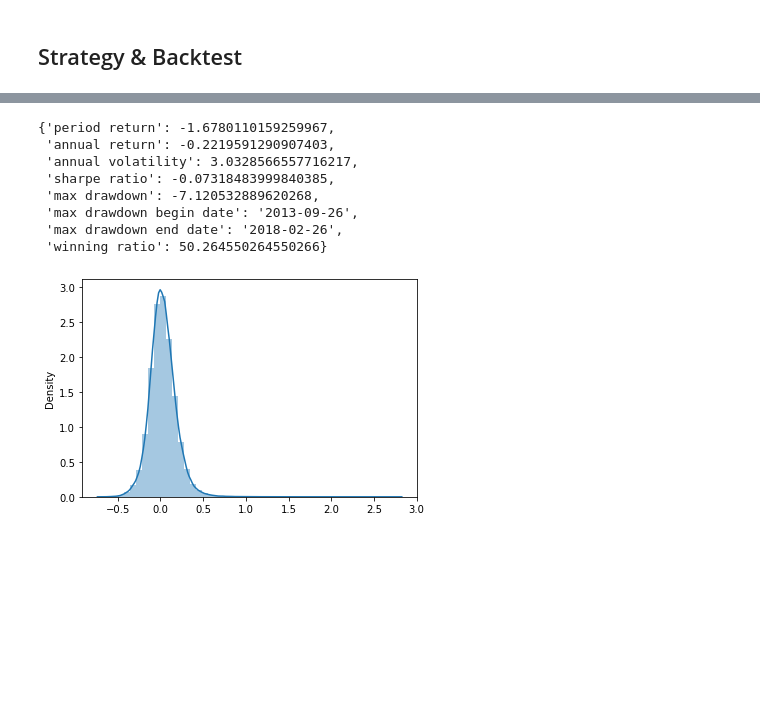
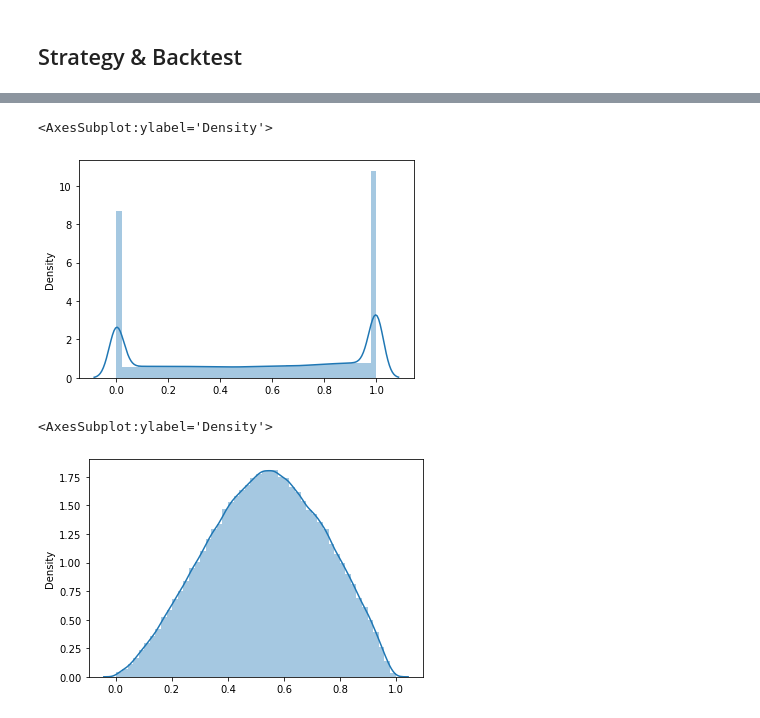
Before and after one commit to lorena597/coding-test, a Jupyter notebook: project.ipynb, the cells around one changed output, grey strips where cells are left out. Drawn from its saved outputs; the diff is of its cells as text; code cells hidden in the pictures; blank space fills up the shorter version.

```diff
--- a/project.ipynb
+++ b/project.ipynb
@@ -105,5 +180,4 @@ backtest.get_result(signal1_20)
 # %%
-signal3_20 = strats.signal3(20)
-sns.distplot(signal3_20)
-backtest.get_result(signal3_20)
+signal_3_10 = strats.signal3(10)
+backtest.get_result(signal_3_10)
 # %% [output]
@@ -119,14 +195,10 @@ backtest.get_result(signal3_20)
-# %%
-signal5_120_60 = strats.signal5(120,60)
-sns.distplot(signal5_120_60)
-backtest.get_result(signal5_120_60)
-# %% [output]
-{'period return': -1.6780110159259967,
- 'annual return': -0.2219591290907403,
- 'annual volatility': 3.0328566557716217,
- 'sharpe ratio': -0.07318483999840385,
- 'max drawdown': -7.120532889620268,
- 'max drawdown begin date': '2013-09-26',
- 'max drawdown end date': '2018-02-26',
- 'winning ratio': 50.264550264550266}
-[figure, removed]
+# %%
+sns.distplot(signal_3_10) # too many 0s and 1s
+# %% [output]
+<AxesSubplot:ylabel='Density'>
+[figure, added]
+# %%
+sns.distplot(signal_3_10.rolling(20).mean()) # try signal 4
+# %% [output]
+<AxesSubplot:ylabel='Density'>
+[figure, added]
```
Also changed, not shown: parts of 30 cells of this notebook, 1 other file.
